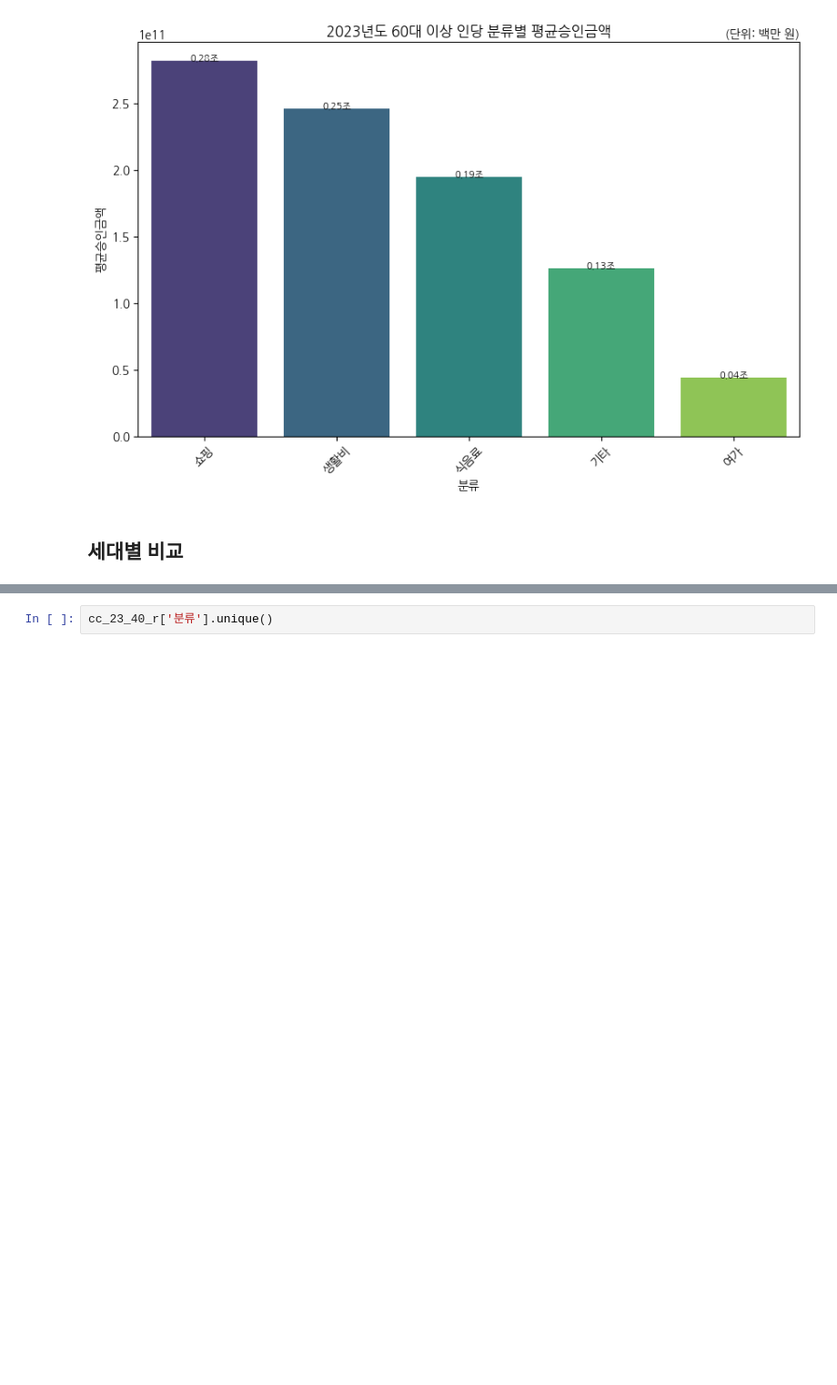
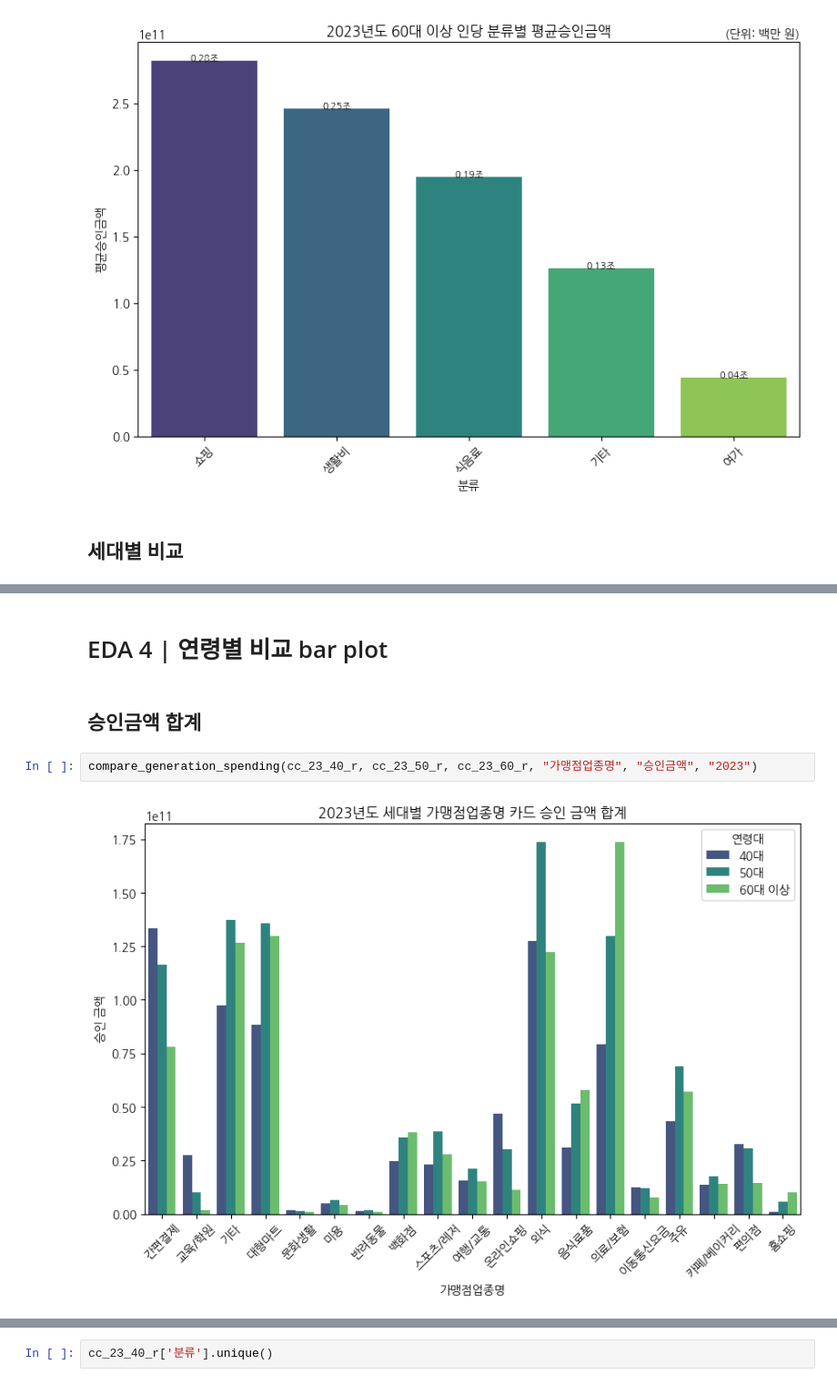
Before and after one commit to dsleslie/Projects_2024, a Jupyter notebook: 3_EDA.ipynb, the cells around one changed output, grey strips where cells are left out. Shown at 91% size. Cells and saved outputs as stored; diff of their text form; blank space fills up the shorter version.

```diff
--- a/3_EDA.ipynb
+++ b/3_EDA.ipynb
@@ -961,0 +1043,8 @@ def table_avg_compare(df_list, feature1, feature2, target, year, generations):
+# %% [markdown]
+# EDA 4 | 연령별 비교 bar plot
+# %% [markdown]
+## 승인금액 합계
+# %%
+compare_generation_spending(cc_23_40_r, cc_23_50_r, cc_23_60_r, "가맹점업종명", "승인금액", "2023")
+# %% [output]
+[figure, added]
```
Also changed, not shown: parts of 18 cells of this notebook.
